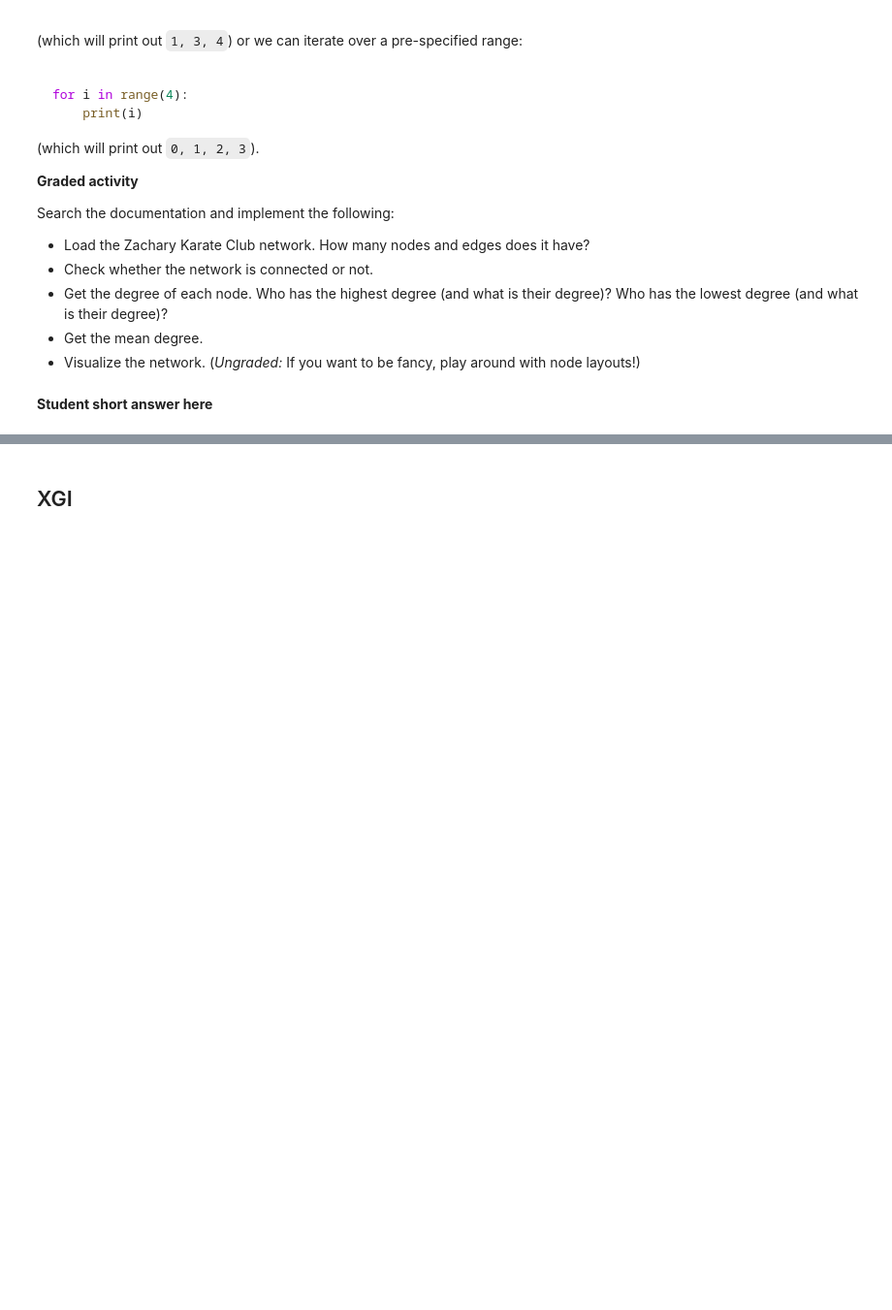
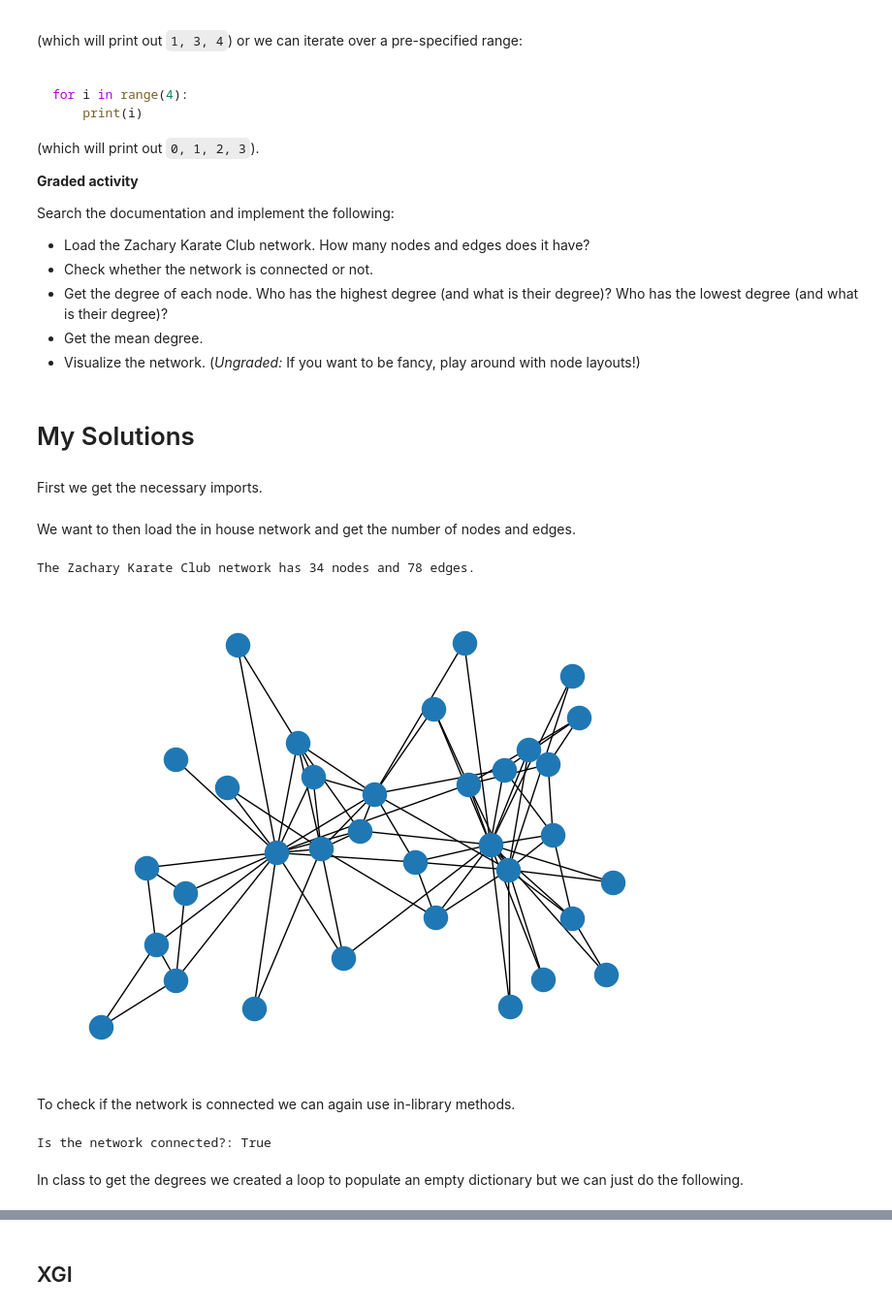
Before and after one commit to rahulsunilkumar/BIOL4559homework, a Jupyter notebook: lab-1.ipynb, the cells around one changed output, grey strips where cells are left out. Shown at 97% size. Drawn from its saved outputs; the diff is of its cells as text; code cells hidden in the pictures; blank space fills up the shorter version.

```diff
--- a/lab-1.ipynb
+++ b/lab-1.ipynb
@@ -105,4 +122,6 @@ Search the documentation and implement the following:
 * Get the mean degree.
 * Visualize the network. (*Ungraded:* If you want to be fancy, play around with node layouts!)
 # %% [markdown]
-**Student short answer here**
+# My Solutions
+# %% [markdown]
+First we get the necessary imports.
@@ -108,0 +131,21 @@ Search the documentation and implement the following:
+# %% [markdown]
+We want to then load the in house network and get the number of nodes and edges.
+# %%
+G = nx.karate_club_graph()
+num_nodes = G.number_of_nodes()
+num_edges = G.number_of_edges()
+
+nx.draw(G)
+print(f'The Zachary Karate Club network has {num_nodes} nodes and {num_edges} edges.')
+# %% [output]
+The Zachary Karate Club network has 34 nodes and 78 edges.
+[figure, added]
+# %% [markdown]
+To check if the network is connected we can again use in-library methods.
+# %%
+is_connected = nx.is_connected(G)
+print(f'Is the network connected?: {is_connected}')
+# %% [output]
+Is the network connected?: True
+# %% [markdown]
+In class to get the degrees we created a loop to populate an empty dictionary but we can just do the following.
```
Also changed, not shown: parts of 28 cells of this notebook.
